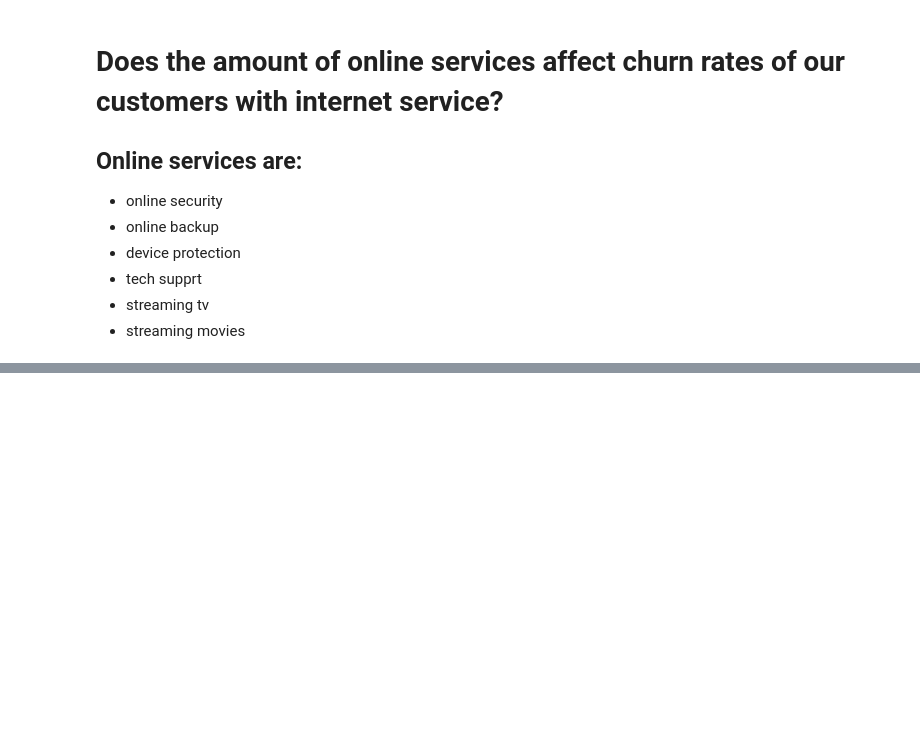
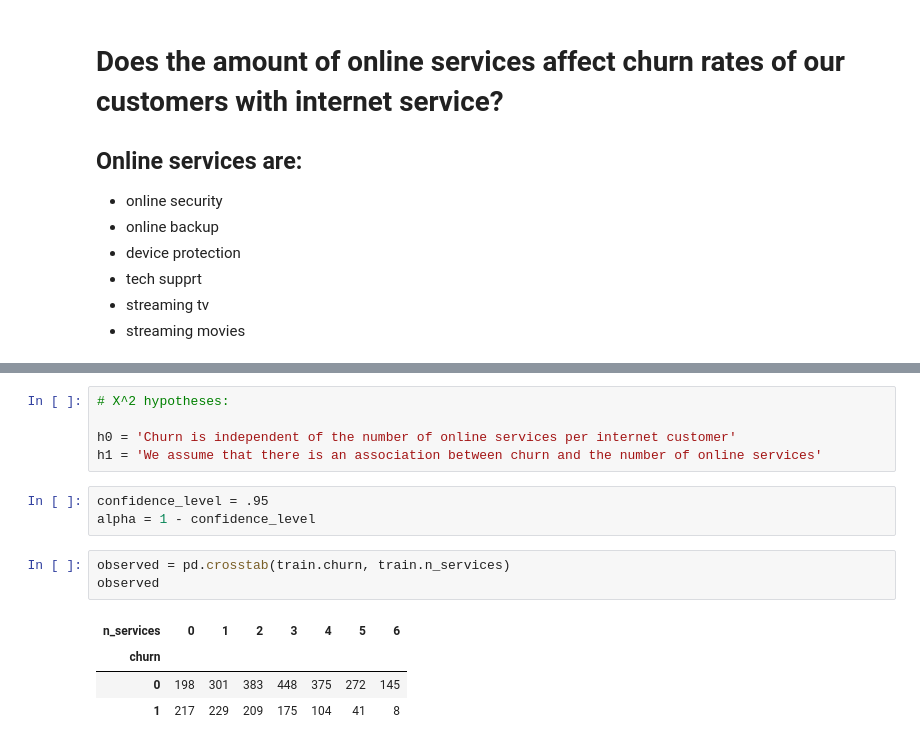
Before and after one commit to mdalton87/classification-exercises, a Jupyter notebook: classification_project/Churn.ipynb, the cells around one changed output, grey strips where cells are left out. Saved outputs shown, nothing was run; the diff lists cells and outputs as text; blank space fills up the shorter version.

```diff
--- a/classification_project/Churn.ipynb
+++ b/classification_project/Churn.ipynb
@@ -411,0 +204,16 @@ p56
+# %%
+# Χ^2 hypotheses:
+
+h0 = 'Churn is independent of the number of online services per internet customer'
+h1 = 'We assume that there is an association between churn and the number of online services'
+# %%
+confidence_level = .95
+alpha = 1 - confidence_level
+# %%
+observed = pd.crosstab(train.churn, train.n_services)
+observed
+# %% [output]
+| n_services | 0 | 1 | 2 | 3 | 4 | 5 | 6 |
+| churn |  |  |  |  |  |  |  |
+| 0 | 198 | 301 | 383 | 448 | 375 | 272 | 145 |
+| 1 | 217 | 229 | 209 | 175 | 104 | 41 | 8 |
```
Also changed, not shown: parts of 74 cells of this notebook, 3 other files.
